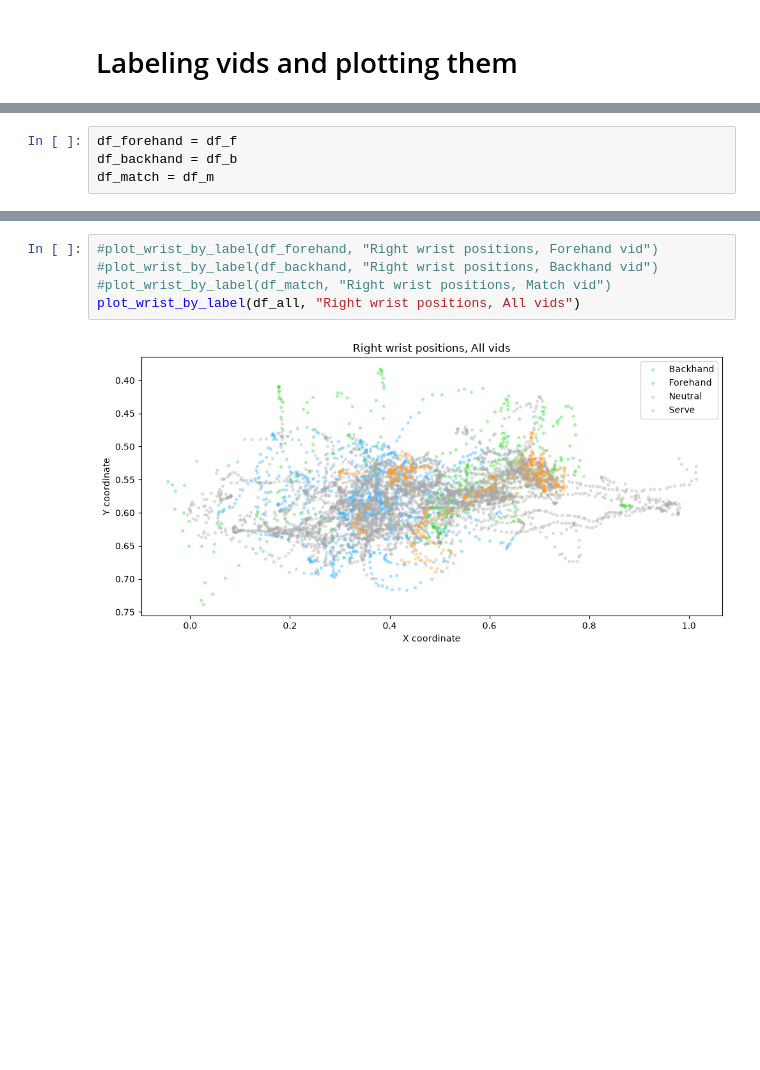
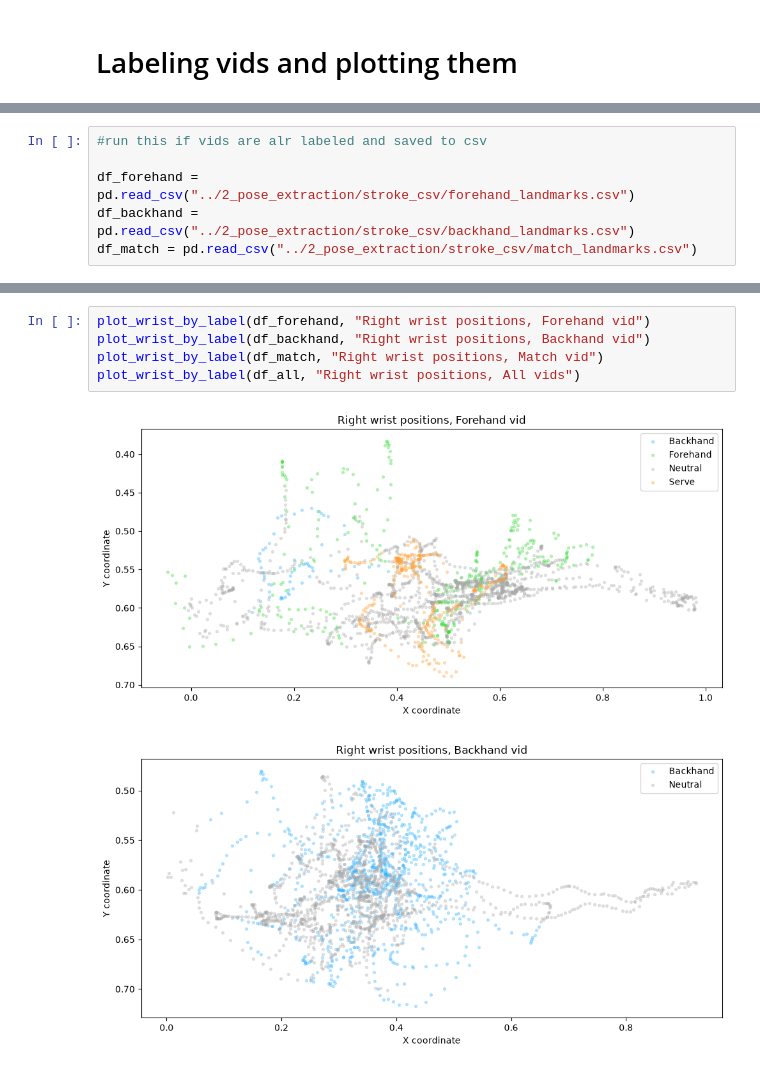
Before and after one commit to danny-g04/SpinTracker, a Jupyter notebook: 3_landmark_labeling/labeling.ipynb, the cells around one changed output, grey strips where cells are left out. Drawn from its saved outputs; the diff is of its cells as text; blank space fills up the shorter version.

```diff
--- a/3_landmark_labeling/labeling.ipynb
+++ b/3_landmark_labeling/labeling.ipynb
@@ -115,4 +117,6 @@ df_match = label_video("../2_pose_extraction/training_vid/match_train.mp4",
 # %%
-df_forehand = df_f
-df_backhand = df_b
-df_match = df_m
+#run this if vids are alr labeled and saved to csv
+
+df_forehand = pd.read_csv("../2_pose_extraction/stroke_csv/forehand_landmarks.csv")
+df_backhand = pd.read_csv("../2_pose_extraction/stroke_csv/backhand_landmarks.csv")
+df_match = pd.read_csv("../2_pose_extraction/stroke_csv/match_landmarks.csv")
@@ -137,9 +139,10 @@ Serve        506
 Forehand     483
 Name: count, dtype: int64
 # %%
-#plot_wrist_by_label(df_forehand, "Right wrist positions, Forehand vid")
-#plot_wrist_by_label(df_backhand, "Right wrist positions, Backhand vid")
-#plot_wrist_by_label(df_match, "Right wrist positions, Match vid")
+plot_wrist_by_label(df_forehand, "Right wrist positions, Forehand vid")
+plot_wrist_by_label(df_backhand, "Right wrist positions, Backhand vid")
+plot_wrist_by_label(df_match, "Right wrist positions, Match vid")
 plot_wrist_by_label(df_all, "Right wrist positions, All vids")
 # %% [output]
-[figure, old version]
+[figure, new version]
+[figure, added]
```
Also changed, not shown: parts of 4 cells of this notebook.
